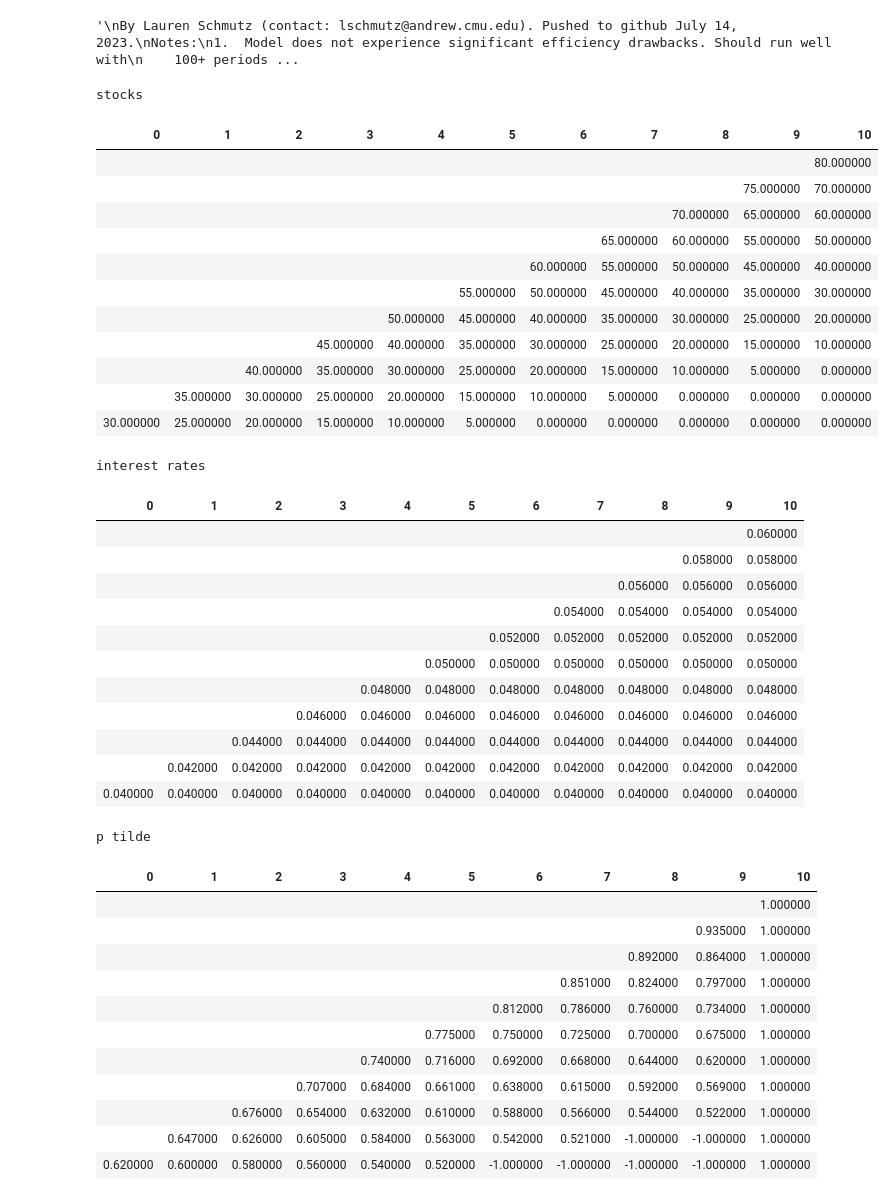
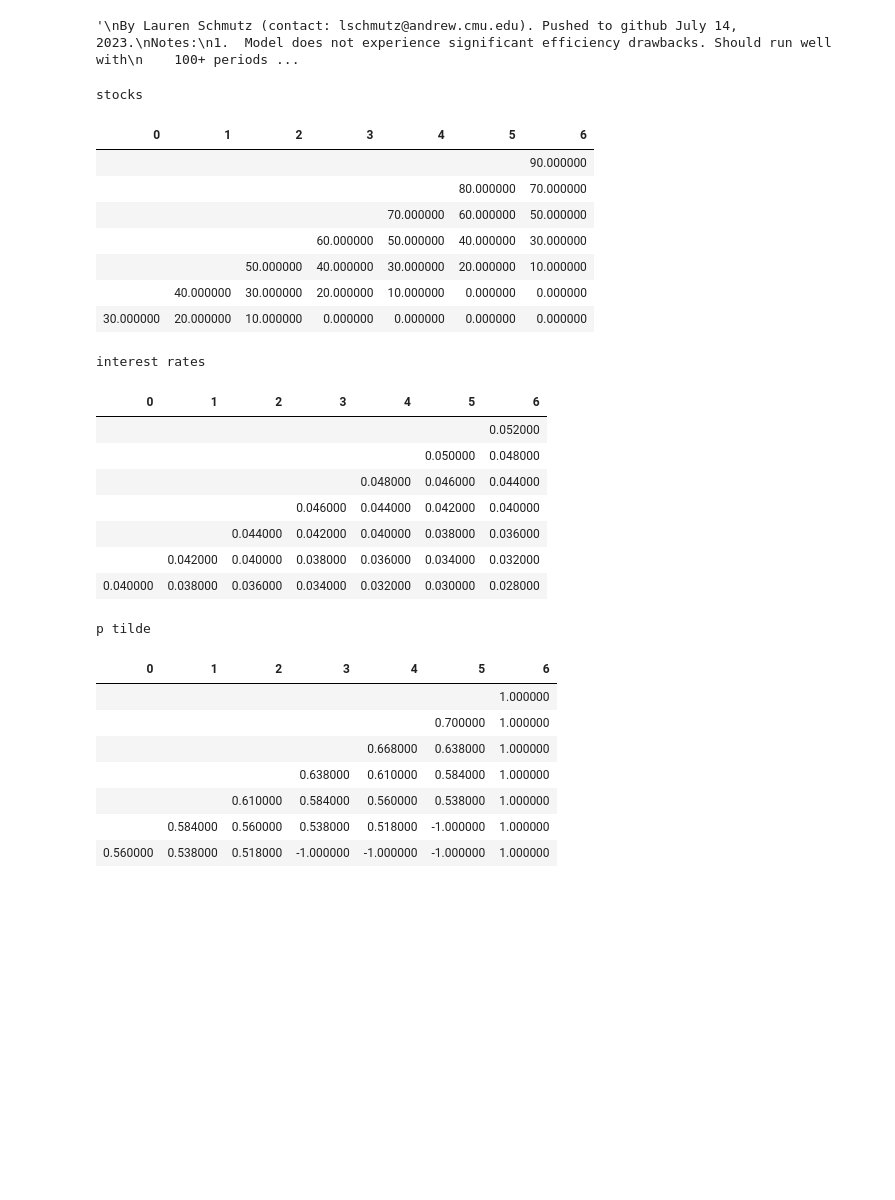
Before and after one commit to laurenjs888/convertible_bonds, a Jupyter notebook: two_coin_v1.ipynb, the cells around one changed output. Drawn from its saved outputs; the diff is of its cells as text; code cells hidden in the pictures; blank space fills up the shorter version.

```diff
--- a/two_coin_v1.ipynb
+++ b/two_coin_v1.ipynb
@@ -274,43 +272,35 @@ class Bond:
         if self.model.arbitrage: print("WARNING: Arbitrage exists in model.")
         return res
 # %%
-t_global = 10
+t_global = 6
 model = Model(t_global)
-model.init_stocks(30,5,5)
+model.init_stocks(30,10,10)
 print("stocks")
 displayChart(model.stocks_tree)
 # %% [output]
 stocks
-| 0 | 1 | 2 | 3 | 4 | 5 | 6 | 7 | 8 | 9 | 10 |
-|  |  |  |  |  |  |  |  |  |  | 80.000000 |
-|  |  |  |  |  |  |  |  |  | 75.000000 | 70.000000 |
-|  |  |  |  |  |  |  |  | 70.000000 | 65.000000 | 60.000000 |
-|  |  |  |  |  |  |  | 65.000000 | 60.000000 | 55.000000 | 50.000000 |
-|  |  |  |  |  |  | 60.000000 | 55.000000 | 50.000000 | 45.000000 | 40.000000 |
-|  |  |  |  |  | 55.000000 | 50.000000 | 45.000000 | 40.000000 | 35.000000 | 30.000000 |
-|  |  |  |  | 50.000000 | 45.000000 | 40.000000 | 35.000000 | 30.000000 | 25.000000 | 20.000000 |
-|  |  |  | 45.000000 | 40.000000 | 35.000000 | 30.000000 | 25.000000 | 20.000000 | 15.000000 | 10.000000 |
-|  |  | 40.000000 | 35.000000 | 30.000000 | 25.000000 | 20.000000 | 15.000000 | 10.000000 | 5.000000 | 0.000000 |
-|  | 35.000000 | 30.000000 | 25.000000 | 20.000000 | 15.000000 | 10.000000 | 5.000000 | 0.000000 | 0.000000 | 0.000000 |
-| 30.000000 | 25.000000 | 20.000000 | 15.000000 | 10.000000 | 5.000000 | 0.000000 | 0.000000 | 0.000000 | 0.000000 | 0.000000 |
+| 0 | 1 | 2 | 3 | 4 | 5 | 6 |
+|  |  |  |  |  |  | 90.000000 |
+|  |  |  |  |  | 80.000000 | 70.000000 |
+|  |  |  |  | 70.000000 | 60.000000 | 50.000000 |
+|  |  |  | 60.000000 | 50.000000 | 40.000000 | 30.000000 |
+|  |  | 50.000000 | 40.000000 | 30.000000 | 20.000000 | 10.000000 |
+|  | 40.000000 | 30.000000 | 20.000000 | 10.000000 | 0.000000 | 0.000000 |
+| 30.000000 | 20.000000 | 10.000000 | 0.000000 | 0.000000 | 0.000000 | 0.000000 |
 # %%
-model.init_HoLee(0.04, 0.001, 0.001)
+model.init_HoLee(0.04, 0, 0.002)
 print("interest rates")
 displayChart(model.rates_tree)
 # %% [output]
 interest rates
-| 0 | 1 | 2 | 3 | 4 | 5 | 6 | 7 | 8 | 9 | 10 |
-|  |  |  |  |  |  |  |  |  |  | 0.060000 |
-|  |  |  |  |  |  |  |  |  | 0.058000 | 0.058000 |
-|  |  |  |  |  |  |  |  | 0.056000 | 0.056000 | 0.056000 |
-|  |  |  |  |  |  |  | 0.054000 | 0.054000 | 0.054000 | 0.054000 |
-|  |  |  |  |  |  | 0.052000 | 0.052000 | 0.052000 | 0.052000 | 0.052000 |
-|  |  |  |  |  | 0.050000 | 0.050000 | 0.050000 | 0.050000 | 0.050000 | 0.050000 |
-|  |  |  |  | 0.048000 | 0.048000 | 0.048000 | 0.048000 | 0.048000 | 0.048000 | 0.048000 |
-|  |  |  | 0.046000 | 0.046000 | 0.046000 | 0.046000 | 0.046000 | 0.046000 | 0.046000 | 0.046000 |
-|  |  | 0.044000 | 0.044000 | 0.044000 | 0.044000 | 0.044000 | 0.044000 | 0.044000 | 0.044000 | 0.044000 |
-|  | 0.042000 | 0.042000 | 0.042000 | 0.042000 | 0.042000 | 0.042000 | 0.042000 | 0.042000 | 0.042000 | 0.042000 |
-| 0.040000 | 0.040000 | 0.040000 | 0.040000 | 0.040000 | 0.040000 | 0.040000 | 0.040000 | 0.040000 | 0.040000 | 0.040000 |
+| 0 | 1 | 2 | 3 | 4 | 5 | 6 |
+|  |  |  |  |  |  | 0.052000 |
+|  |  |  |  |  | 0.050000 | 0.048000 |
+|  |  |  |  | 0.048000 | 0.046000 | 0.044000 |
+|  |  |  | 0.046000 | 0.044000 | 0.042000 | 0.040000 |
+|  |  | 0.044000 | 0.042000 | 0.040000 | 0.038000 | 0.036000 |
+|  | 0.042000 | 0.040000 | 0.038000 | 0.036000 | 0.034000 | 0.032000 |
+| 0.040000 | 0.038000 | 0.036000 | 0.034000 | 0.032000 | 0.030000 | 0.028000 |
 # %%
 distr_list = [(10, 0) for i in range(t_global + 1)]
 distr_list[t_global] = (10, 0, 0.5)
@@ -322,18 +312,14 @@ print("p tilde")
 displayChart(cbond1.p_vals)
 # %% [output]
 p tilde
-| 0 | 1 | 2 | 3 | 4 | 5 | 6 | 7 | 8 | 9 | 10 |
-|  |  |  |  |  |  |  |  |  |  | 1.000000 |
-|  |  |  |  |  |  |  |  |  | 0.935000 | 1.000000 |
-|  |  |  |  |  |  |  |  | 0.892000 | 0.864000 | 1.000000 |
-|  |  |  |  |  |  |  | 0.851000 | 0.824000 | 0.797000 | 1.000000 |
-|  |  |  |  |  |  | 0.812000 | 0.786000 | 0.760000 | 0.734000 | 1.000000 |
-|  |  |  |  |  | 0.775000 | 0.750000 | 0.725000 | 0.700000 | 0.675000 | 1.000000 |
-|  |  |  |  | 0.740000 | 0.716000 | 0.692000 | 0.668000 | 0.644000 | 0.620000 | 1.000000 |
-|  |  |  | 0.707000 | 0.684000 | 0.661000 | 0.638000 | 0.615000 | 0.592000 | 0.569000 | 1.000000 |
-|  |  | 0.676000 | 0.654000 | 0.632000 | 0.610000 | 0.588000 | 0.566000 | 0.544000 | 0.522000 | 1.000000 |
-|  | 0.647000 | 0.626000 | 0.605000 | 0.584000 | 0.563000 | 0.542000 | 0.521000 | -1.000000 | -1.000000 | 1.000000 |
-| 0.620000 | 0.600000 | 0.580000 | 0.560000 | 0.540000 | 0.520000 | -1.000000 | -1.000000 | -1.000000 | -1.000000 | 1.000000 |
+| 0 | 1 | 2 | 3 | 4 | 5 | 6 |
+|  |  |  |  |  |  | 1.000000 |
+|  |  |  |  |  | 0.700000 | 1.000000 |
+|  |  |  |  | 0.668000 | 0.638000 | 1.000000 |
+|  |  |  | 0.638000 | 0.610000 | 0.584000 | 1.000000 |
+|  |  | 0.610000 | 0.584000 | 0.560000 | 0.538000 | 1.000000 |
+|  | 0.584000 | 0.560000 | 0.538000 | 0.518000 | -1.000000 | 1.000000 |
+| 0.560000 | 0.538000 | 0.518000 | -1.000000 | -1.000000 | -1.000000 | 1.000000 |
 # %%
 print("rate p tilde")
 displayChart(cbond1.rate_p_vals)
```
Also changed, not shown: parts of 3 cells of this notebook, 1 other file.
